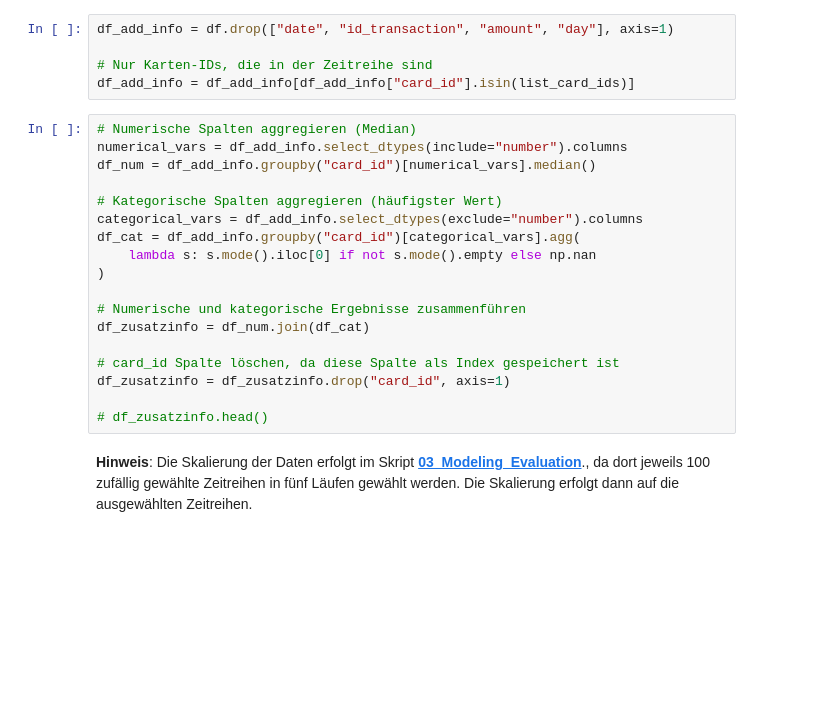
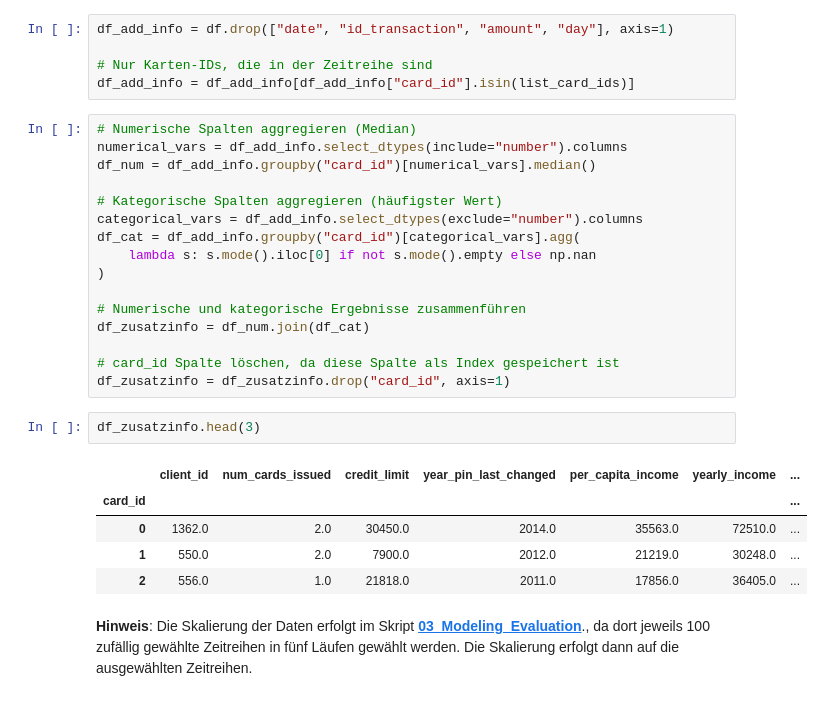
Before and after one commit to juliisch/DAMI01_DATA01, a Jupyter notebook: notebooks/02_Data_Preparation.ipynb, the cells around one changed output. Drawn from its saved outputs; the diff is of its cells as text; blank space fills up the shorter version.

```diff
--- a/notebooks/02_Data_Preparation.ipynb
+++ b/notebooks/02_Data_Preparation.ipynb
@@ -534,8 +542,14 @@ df_zusatzinfo = df_num.join(df_cat)
 
 # card_id Spalte löschen, da diese Spalte als Index gespeichert ist
 df_zusatzinfo = df_zusatzinfo.drop("card_id", axis=1)
-
-# df_zusatzinfo.head()
+# %%
+df_zusatzinfo.head(3)
+# %% [output]
+|  | client_id | num_cards_issued | credit_limit | year_pin_last_changed | per_capita_income | yearly_income | ... |
+| card_id |  |  |  |  |  |  | ... |
+| 0 | 1362.0 | 2.0 | 30450.0 | 2014.0 | 35563.0 | 72510.0 | ... |
+| 1 | 550.0 | 2.0 | 7900.0 | 2012.0 | 21219.0 | 30248.0 | ... |
+| 2 | 556.0 | 1.0 | 21818.0 | 2011.0 | 17856.0 | 36405.0 | ... |
 # %% [markdown]
 **Hinweis**: Die Skalierung der Daten erfolgt im Skript **[03_Modeling_Evaluation](03_Modeling_Evaluation.ipynb)**., da dort jeweils 100 zufällig gewählte Zeitreihen in fünf Läufen gewählt werden. Die Skalierung erfolgt dann auf die ausgewählten Zeitreihen.
 # %%
```
Also changed, not shown: parts of 3 cells of this notebook, 1 other file.
